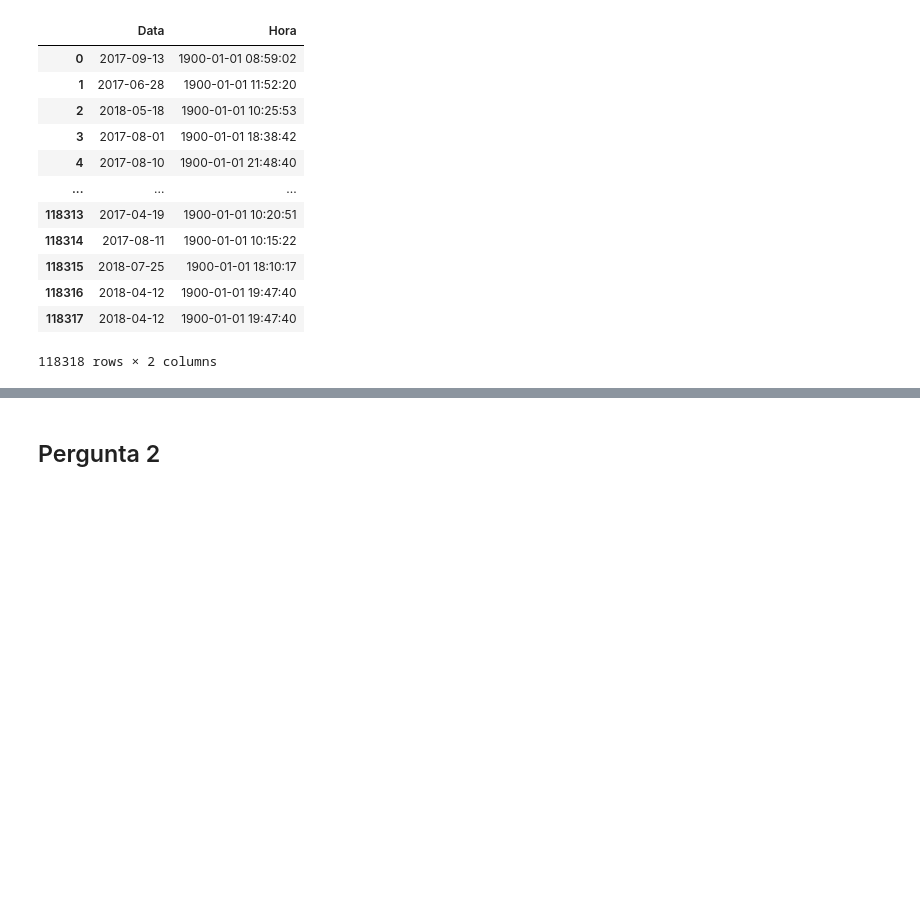
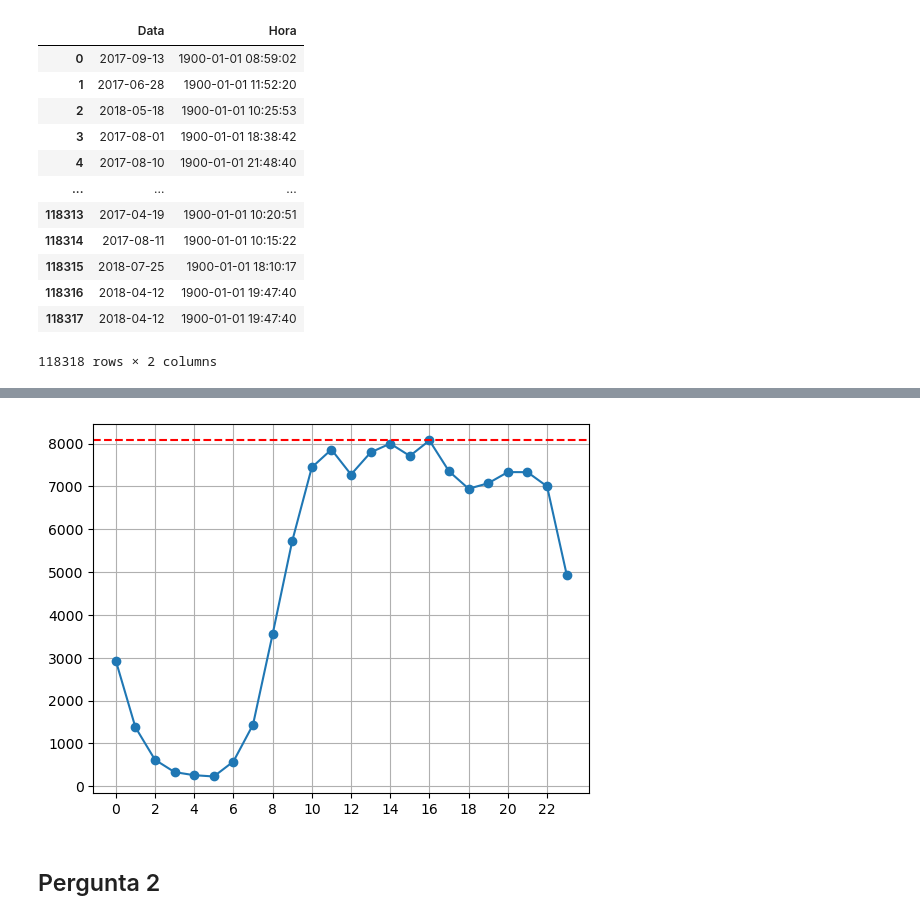
Before and after one commit to RenandeFraga/ProjetoPandasADA, a Jupyter notebook: Análise (1).ipynb, the cells around one changed output, grey strips where cells are left out. Cells and saved outputs as stored; diff of their text form; code cells hidden in the pictures; blank space fills up the shorter version.

```diff
--- a/Análise (1).ipynb
+++ b/Análise (1).ipynb
@@ -299,0 +309,10 @@ dia_hora_compra
+# %%
+lista_horas = []
+for h in range(0, len(horario_compra)):
+    lista_horas.append(horario_compra[h][:2])
+# %%
+import numpy as np
+x = np.array(lista_horas)
+x = x.astype(int)
+unique, counts = np.unique(x, return_counts=True)
+unique
@@ -299,0 +322,3 @@ dia_hora_compra
+# %%
+frequencia_horas = pd.DataFrame({'Hora': unique, 'Frequência' : counts })
+frequencia_horas
@@ -300,3 +347,20 @@ dia_hora_compra
+# %%
+maximo = frequencia_horas['Frequência'].max()
+grade_y = np.arange(start=0, stop=8500, step=1000)
+grade_x = np.arange(start=0, stop=24, step=2)
+# %%
+x = frequencia_horas['Hora']
+y = frequencia_horas['Frequência']
+
+# Create a line plot
+plt.plot(x, y, marker='o')
+plt.axhline(y=maximo, color='r', linestyle='--', label=f'Pico das vendas: {maximo}')
+plt.grid(True)
+plt.yticks(grade_y)
+plt.xticks(grade_x)
+plt.show()
+# %% [output]
+[figure, added]
 # %% [markdown]
 <h2> Pergunta 2 </h2>
 # %%
```
Also changed, not shown: parts of 39 cells of this notebook, 2 other files.
